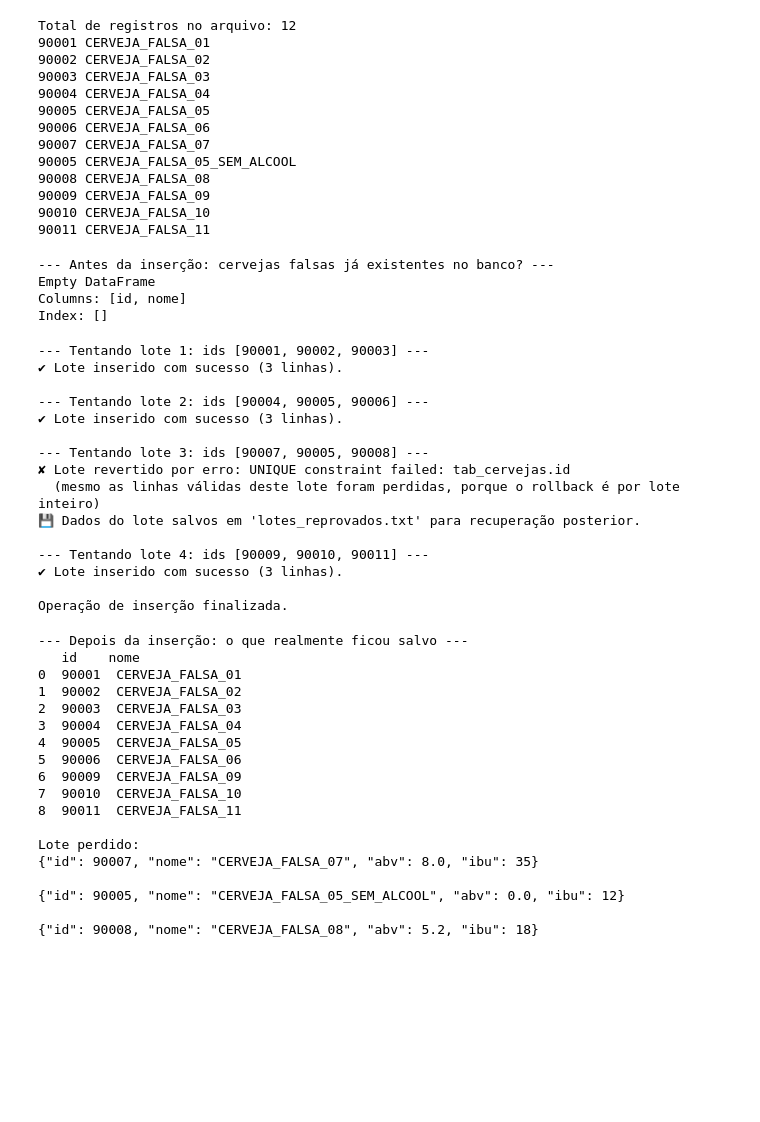
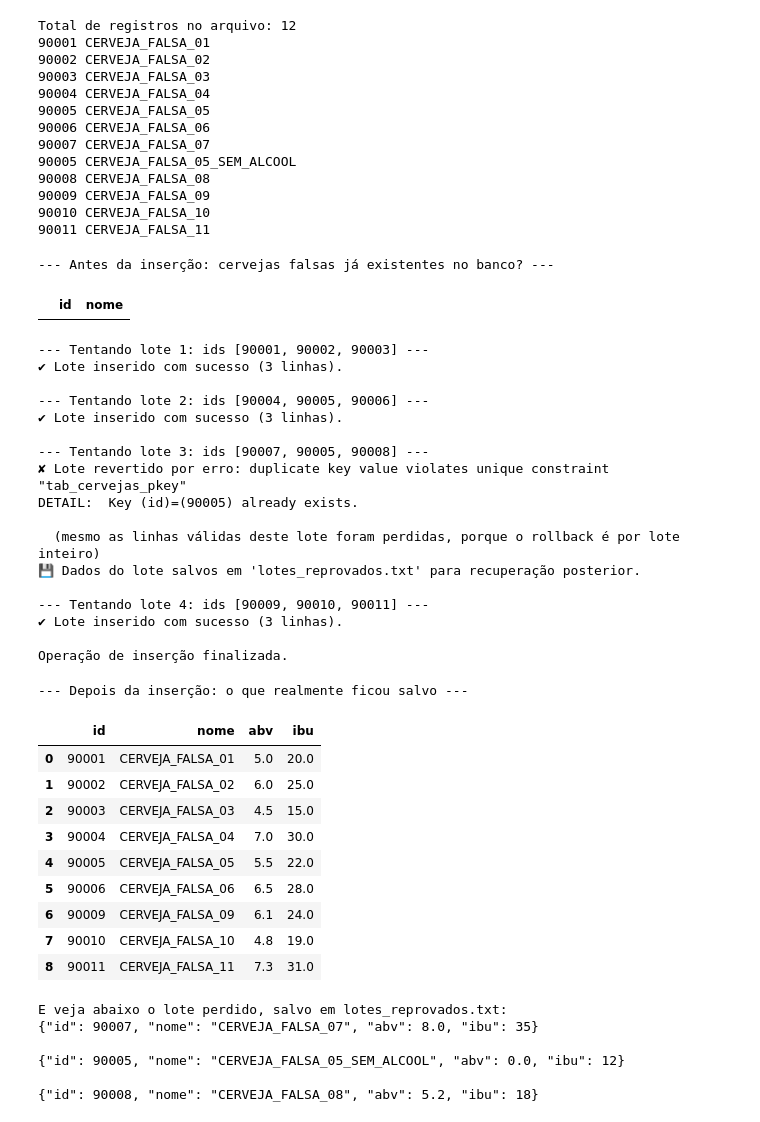
Before and after one commit to da-silva-d-w/ETL-e-Analise-de-Dados-Cervejeiros, a Jupyter notebook: ETL_e_Analise_de_Dados_Cervejeiros.ipynb, the cells around one changed output. Saved outputs shown, nothing was run; the diff lists cells and outputs as text; code cells hidden in the pictures; blank space fills up the shorter version.

```diff
--- a/ETL_e_Analise_de_Dados_Cervejeiros.ipynb
+++ b/ETL_e_Analise_de_Dados_Cervejeiros.ipynb
@@ -1122,16 +1109,16 @@ display(resultado)
 | 8 | Whisky Sour - B-Sides | 7.0 | media |
 | 9 | Waimea - IPA Is Dead | 6.7 | media |
 # %%
-# 14. Aqui vamos transação com rollback: se algo falhar no meio, nada é gravado (nem parcialmente)
+# 14. Aqui vamos fazer uma transação com rollback: se algo falhar no meio, nada é gravado (nem parcialmente)
 
 # primeiro, vamos olhar o ABV da cerveja de ID 1
 # depois, vamos começar a fazer uma alteração nesse dado, mas vamos forçar um erro
 # de propósito, e então vamos usar o rollback para retornar ao estado inicial
+garantir_conexao()
 print("Antes:")
-print(pd.read_sql_query("SELECT id, abv FROM tab_cervejas WHERE id = 1;", conn))
+display(pd.read_sql_query("SELECT id, abv FROM tab_cervejas WHERE id = 1;", conn))
 
 try:
-    cur.execute("BEGIN;")
     cur.execute("UPDATE tab_cervejas SET abv = abv + 1 WHERE id = 1;")
     cur.execute("ESTA LINHA VAI GERAR UM ERRO DE SINTAXE DE PROPOSITO;") # erro proposital, pra forçar falha
     conn.commit() # não será acionado, pois a linha acima levará pro except
@@ -1141,6 +1128,6 @@ except Exception as e:
 
 # Conferir se o id=1 não foi alterado, mesmo o primeiro UPDATE tendo rodado
 print("\nDepois:")
-print(pd.read_sql_query("SELECT id, abv FROM tab_cervejas WHERE id = 1;", conn))
+display(pd.read_sql_query("SELECT id, abv FROM tab_cervejas WHERE id = 1;", conn))
 # %% [output]
 Antes:
@@ -1208,20 +1197,20 @@ Total de registros no arquivo: 12
 # %%
 # 15.2. agora vamos conferir se não tem nenhuma dessas cervejas falsas no banco ainda
 
+garantir_conexao()
 print("--- Antes da inserção: cervejas falsas já existentes no banco? ---")
-print(pd.read_sql_query("SELECT id, nome FROM tab_cervejas WHERE id >= 90000;", conn)) # as falsas estão com ID > 9000
+display(pd.read_sql_query("SELECT id, nome FROM tab_cervejas WHERE id >= 90000;", conn)) # as falsas estão com ID > 9000
 # %% [output]
 --- Antes da inserção: cervejas falsas já existentes no banco? ---
-Empty DataFrame
-Columns: [id, nome]
-Index: []
+|  | id | nome |
 # %%
 # 15.3. agora vamos adicionar os novos dados
 # inserção em lotes de 3, com SAVEPOINT por lote
 # esse SAVEPOINT serve para não ter que voltar ao início em caso de erros
 
 TAMANHO_LOTE = 3
-cur.execute("BEGIN;")  # marca o início de toda a operação
+garantir_conexao()
+cur.execute("BEGIN;")  # marca o início de toda a operação. recomendável sempre que usar SAVEPOINTs
 
 for i in range(0, len(cervejas_falsas), TAMANHO_LOTE): # repete len(cervejas_falsas) vezes e o passo é TAMANHO_LOTE
     lote = cervejas_falsas[i:i + TAMANHO_LOTE] # fatia a lista em TAMANHO_LOTE elementos
@@ -1233,10 +1222,10 @@ for i in range(0, len(cervejas_falsas), TAMANHO_LOTE): # repete len(cervejas_fal
     try:
         for cerveja in lote: # para cada cerveja do lote:
             cur.execute(
-                "INSERT INTO tab_cervejas (id, nome, abv, ibu) VALUES (?, ?, ?, ?);",
+                "INSERT INTO tab_cervejas (id, nome, abv, ibu) VALUES (%s, %s, %s, %s);",
                 (cerveja["id"], cerveja["nome"], cerveja["abv"], cerveja["ibu"]) # obtém os valores das chaves
             )
-        cur.execute(f"RELEASE {nome_savepoint};")  # se o lote inteiro deu certo, consolida
+        cur.execute(f"RELEASE SAVEPOINT {nome_savepoint};")  # se o lote inteiro deu certo, consolida
         print(f"✔ Lote inserido com sucesso ({len(lote)} linhas).")
 
     except Exception as e: # se tiver algum erro:
@@ -1265,7 +1254,9 @@ print("\nOperação de inserção finalizada.")
 ✔ Lote inserido com sucesso (3 linhas).
 
 --- Tentando lote 3: ids [90007, 90005, 90008] ---
-✘ Lote revertido por erro: UNIQUE constraint failed: tab_cervejas.id
+✘ Lote revertido por erro: duplicate key value violates unique constraint "tab_cervejas_pkey"
+DETAIL:  Key (id)=(90005) already exists.
+
   (mesmo as linhas válidas deste lote foram perdidas, porque o rollback é por lote inteiro)
 💾 Dados do lote salvos em 'lotes_reprovados.txt' para recuperação posterior.
 
@@ -1276,36 +1267,36 @@ Operação de inserção finalizada.
 # %%
 # 15.4. conferir resultado das inserções
 print("--- Depois da inserção: o que realmente ficou salvo ---")
-print(pd.read_sql_query("SELECT id, nome FROM tab_cervejas WHERE id >= 90000 ORDER BY id;", conn))
+garantir_conexao()
+display(pd.read_sql_query("SELECT id, nome, abv, ibu FROM tab_cervejas WHERE id >= 90000 ORDER BY id;", conn))
 
 # esperado: ver os IDs 90001-90006 (lote 1 e 2, que deram certo) e 90009-90011 (lote 4, que deu certo)
 # mas 90007 e 90008 não vão aparecer, mesmo sendo dados "bons",
 # porque estavam no mesmo lote da duplicata (a 90005 sem álcool) e o rollback derrubou o lote inteiro junto.
 
 # olhar também o lote perdido:
 with open('lotes_reprovados.txt', 'r', encoding ='utf-8') as f:
-  print("\nLote perdido:")
+  print("\nE veja abaixo o lote perdido, salvo em lotes_reprovados.txt:")
   for linha in f:
     print(linha)
 # %% [output]
 --- Depois da inserção: o que realmente ficou salvo ---
-   id    nome
-0  90001  CERVEJA_FALSA_01
-1  90002  CERVEJA_FALSA_02
-2  90003  CERVEJA_FALSA_03
-3  90004  CERVEJA_FALSA_04
-4  90005  CERVEJA_FALSA_05
-5  90006  CERVEJA_FALSA_06
-6  90009  CERVEJA_FALSA_09
-7  90010  CERVEJA_FALSA_10
-8  90011  CERVEJA_FALSA_11
-
-Lote perdido:
-{"id": 90007, "nome": "CERVEJA_FALSA_07", "abv": 8.0, "ibu": 35}
-
-{"id": 90005, "nome": "CERVEJA_FALSA_05_SEM_ALCOOL", "abv": 0.0, "ibu": 12}
-
-{"id": 90008, "nome": "CERVEJA_FALSA_08", "abv": 5.2, "ibu": 18}
+|  | id | nome | abv | ibu |
+| 0 | 90001 | CERVEJA_FALSA_01 | 5.0 | 20.0 |
+| 1 | 90002 | CERVEJA_FALSA_02 | 6.0 | 25.0 |
+| 2 | 90003 | CERVEJA_FALSA_03 | 4.5 | 15.0 |
+| 3 | 90004 | CERVEJA_FALSA_04 | 7.0 | 30.0 |
+| 4 | 90005 | CERVEJA_FALSA_05 | 5.5 | 22.0 |
+| 5 | 90006 | CERVEJA_FALSA_06 | 6.5 | 28.0 |
+| 6 | 90009 | CERVEJA_FALSA_09 | 6.1 | 24.0 |
+| 7 | 90010 | CERVEJA_FALSA_10 | 4.8 | 19.0 |
+| 8 | 90011 | CERVEJA_FALSA_11 | 7.3 | 31.0 |
+E veja abaixo o lote perdido, salvo em lotes_reprovados.txt:
+{"id": 90007, "nome": "CERVEJA_FALSA_07", "abv": 8.0, "ibu": 35}
+
+{"id": 90005, "nome": "CERVEJA_FALSA_05_SEM_ALCOOL", "abv": 0.0, "ibu": 12}
+
+{"id": 90008, "nome": "CERVEJA_FALSA_08", "abv": 5.2, "ibu": 18}
 # %%
 # 15.5. aqui vamos tentar recuperar o lote perdido
 # para isso, vamos tentar subir as cervejas uma por uma
```
Also changed, not shown: parts of 10 cells of this notebook.
